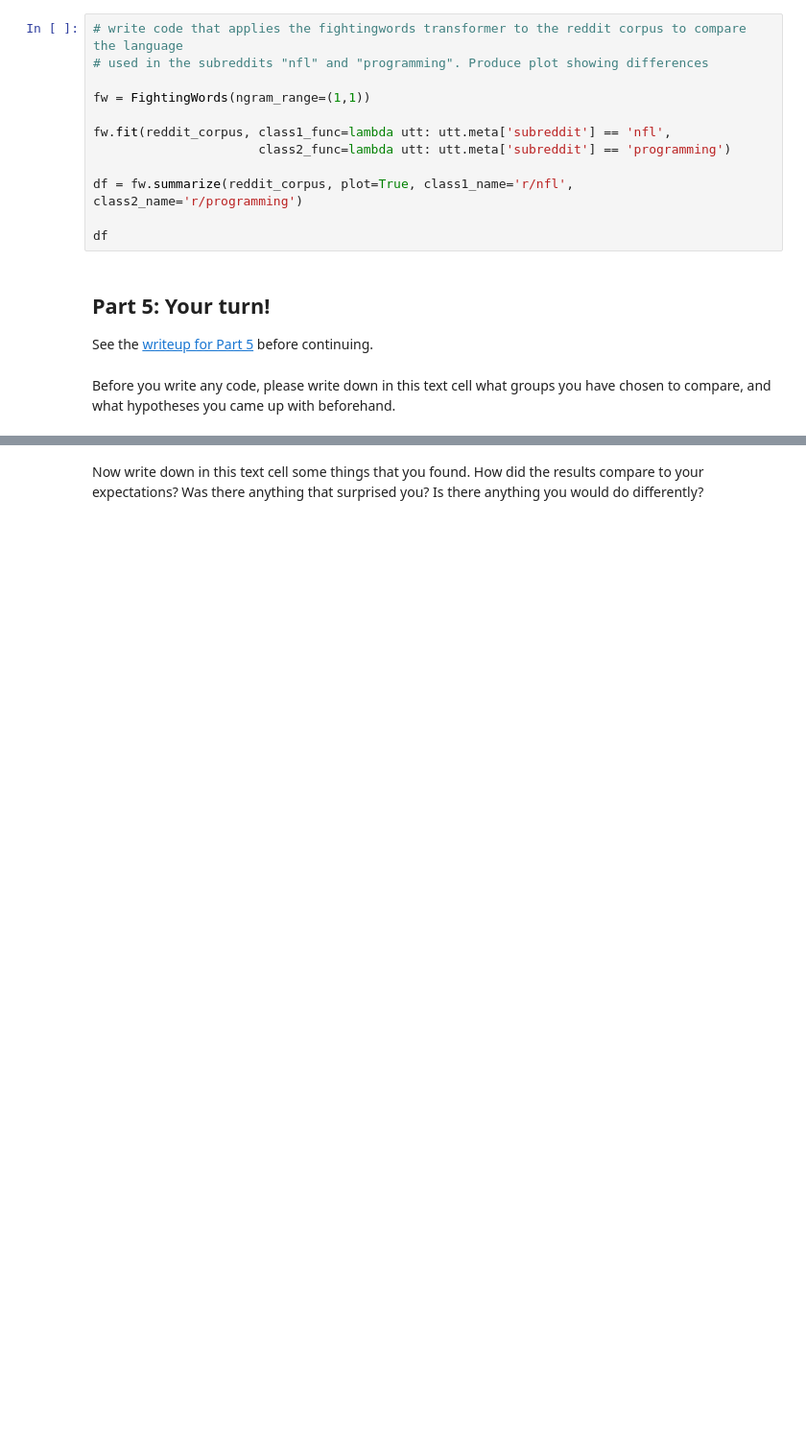
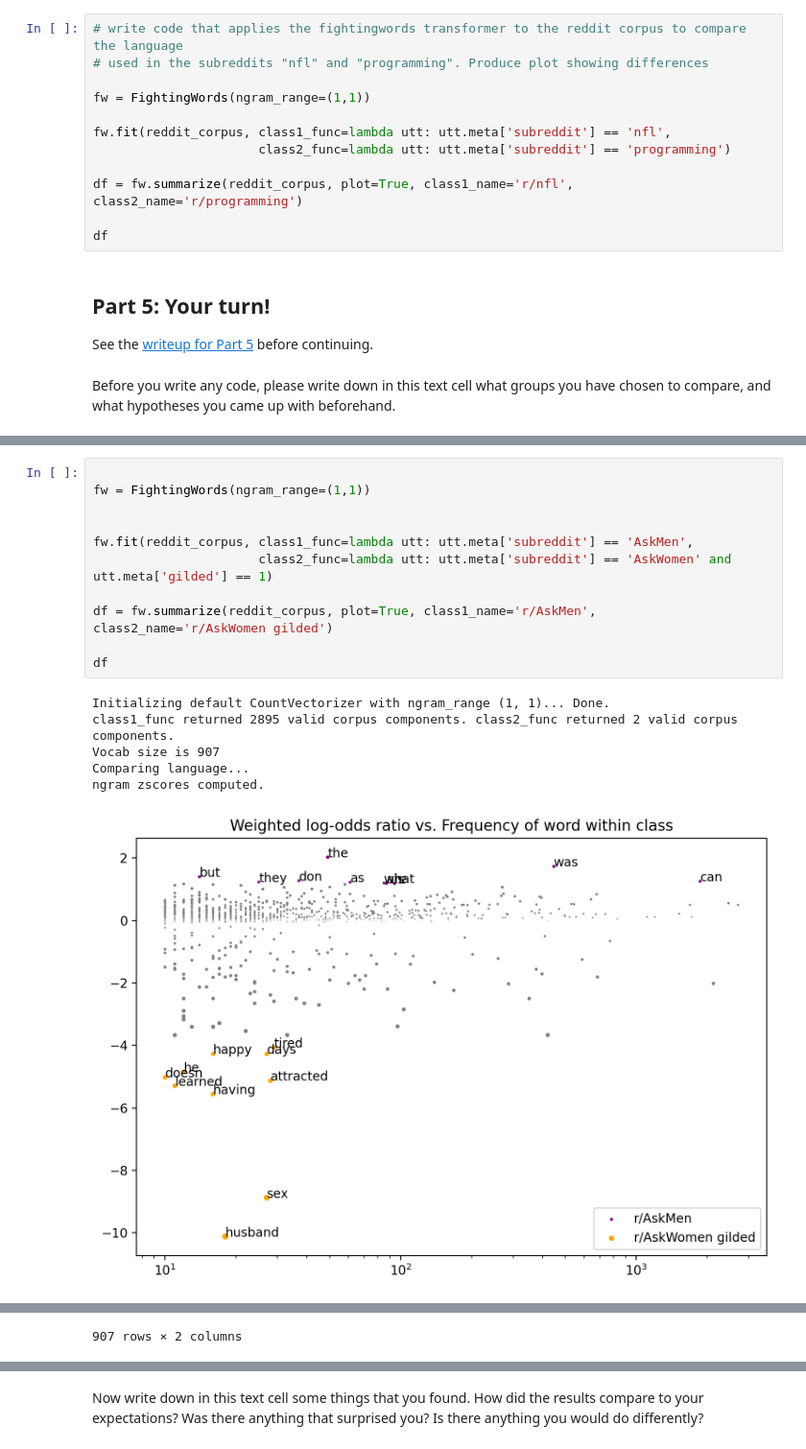
Before and after one commit to mputzer1/HMC-AWeSoMe-Lab-Starter, a Jupyter notebook: AWeSoMe_Lab_Intro.ipynb, the cells around one changed output, grey strips where cells are left out. Shown at 96% size. Cells and saved outputs as stored; diff of their text form; blank space fills up the shorter version.

```diff
--- a/AWeSoMe_Lab_Intro.ipynb
+++ b/AWeSoMe_Lab_Intro.ipynb
@@ -108,0 +132,18 @@ Before you write any code, please write down in this text cell what groups you h
+# %%
+
+fw = FightingWords(ngram_range=(1,1))
+
+
+fw.fit(reddit_corpus, class1_func=lambda utt: utt.meta['subreddit'] == 'AskMen',
+                      class2_func=lambda utt: utt.meta['subreddit'] == 'AskWomen' and utt.meta['gilded'] == 1)
+
+df = fw.summarize(reddit_corpus, plot=True, class1_name='r/AskMen', class2_name='r/AskWomen gilded')
+
+df
+# %% [output]
+Initializing default CountVectorizer with ngram_range (1, 1)... Done.
+class1_func returned 2895 valid corpus components. class2_func returned 2 valid corpus components.
+Vocab size is 907
+Comparing language...
+ngram zscores computed.
+[figure, added]
@@ -108,0 +163 @@ Before you write any code, please write down in this text cell what groups you h
+907 rows × 2 columns
```
Also changed, not shown: parts of 6 cells of this notebook.
